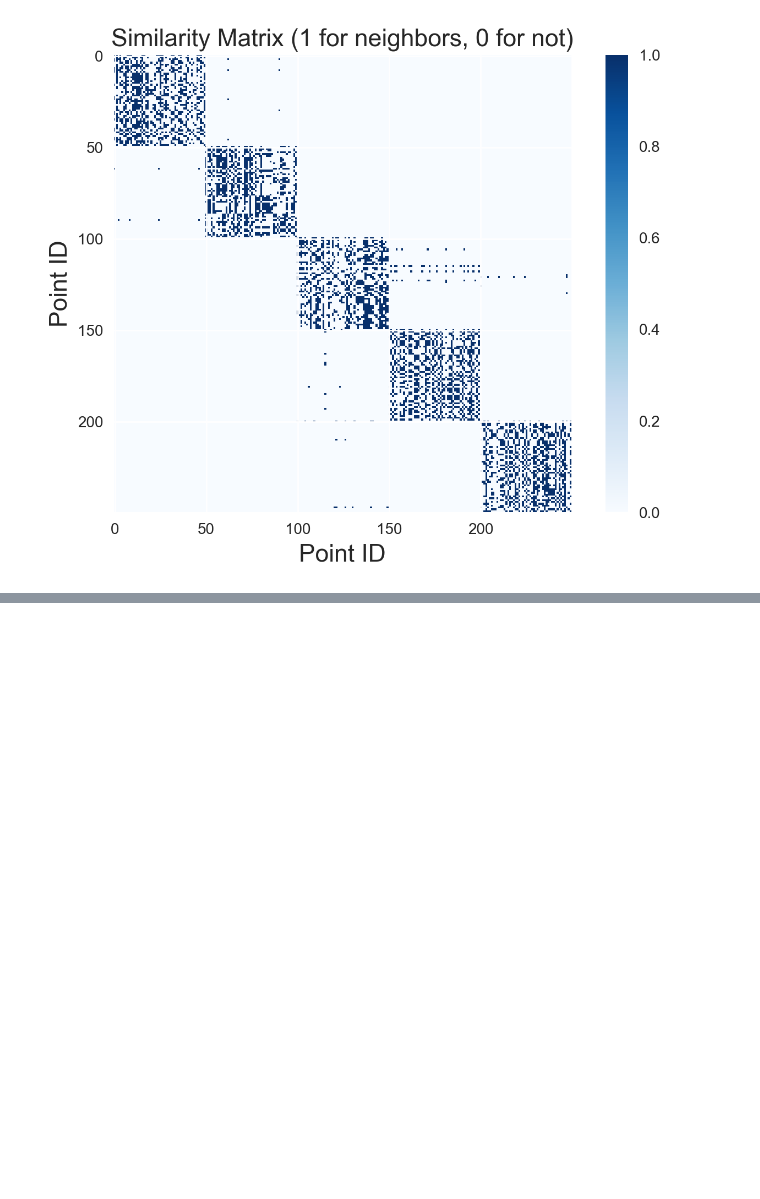
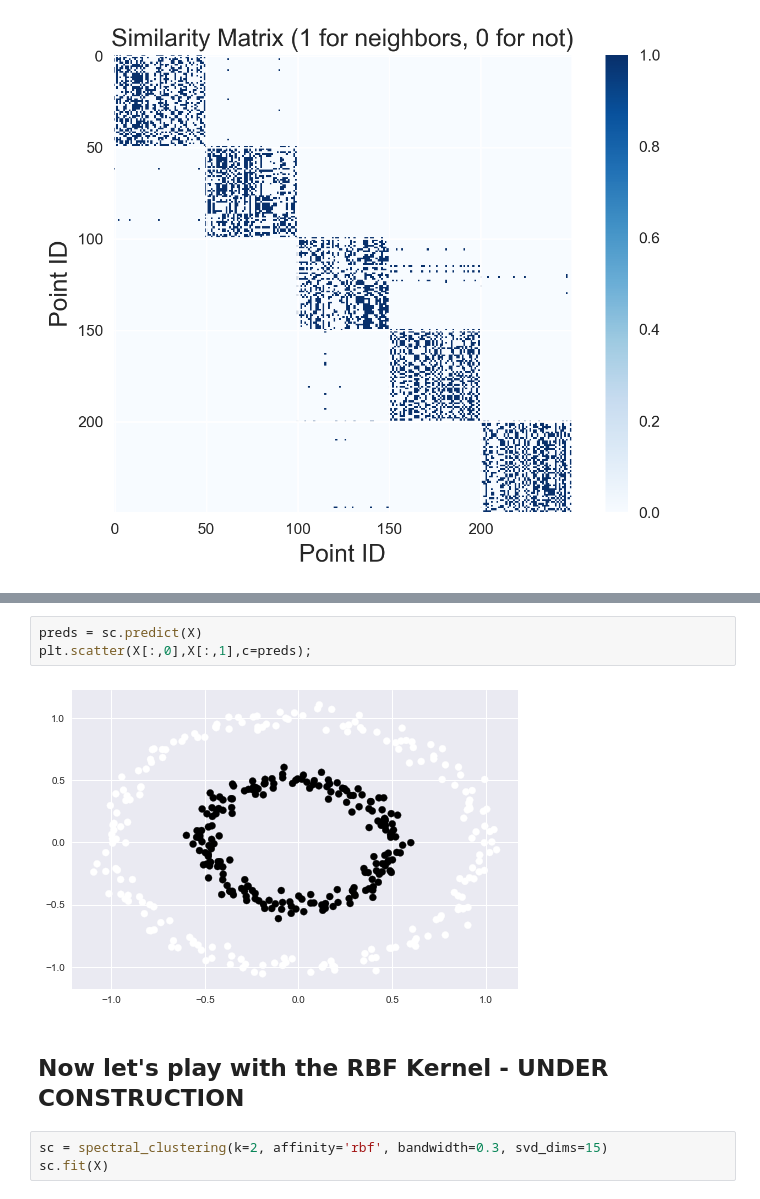
Before and after one commit to ZWMiller/machine_learning_from_scratch, a Jupyter notebook: notebooks/clustering/spectral_clustering.ipynb, the cells around one changed output, grey strips where cells are left out. Cells and saved outputs as stored; diff of their text form; blank space fills up the shorter version.

```diff
--- a/notebooks/clustering/spectral_clustering.ipynb
+++ b/notebooks/clustering/spectral_clustering.ipynb
@@ -167,0 +207,10 @@ sc.plot_similarity_matrix()
+# %%
+preds = sc.predict(X)
+plt.scatter(X[:,0],X[:,1],c=preds);
+# %% [output]
+[figure, added]
+# %% [markdown]
+## Now let's play with the RBF Kernel - UNDER CONSTRUCTION
+# %%
+sc = spectral_clustering(k=2, affinity='rbf', bandwidth=0.3, svd_dims=15)
+sc.fit(X)
```
Also changed, not shown: parts of 7 cells of this notebook.
